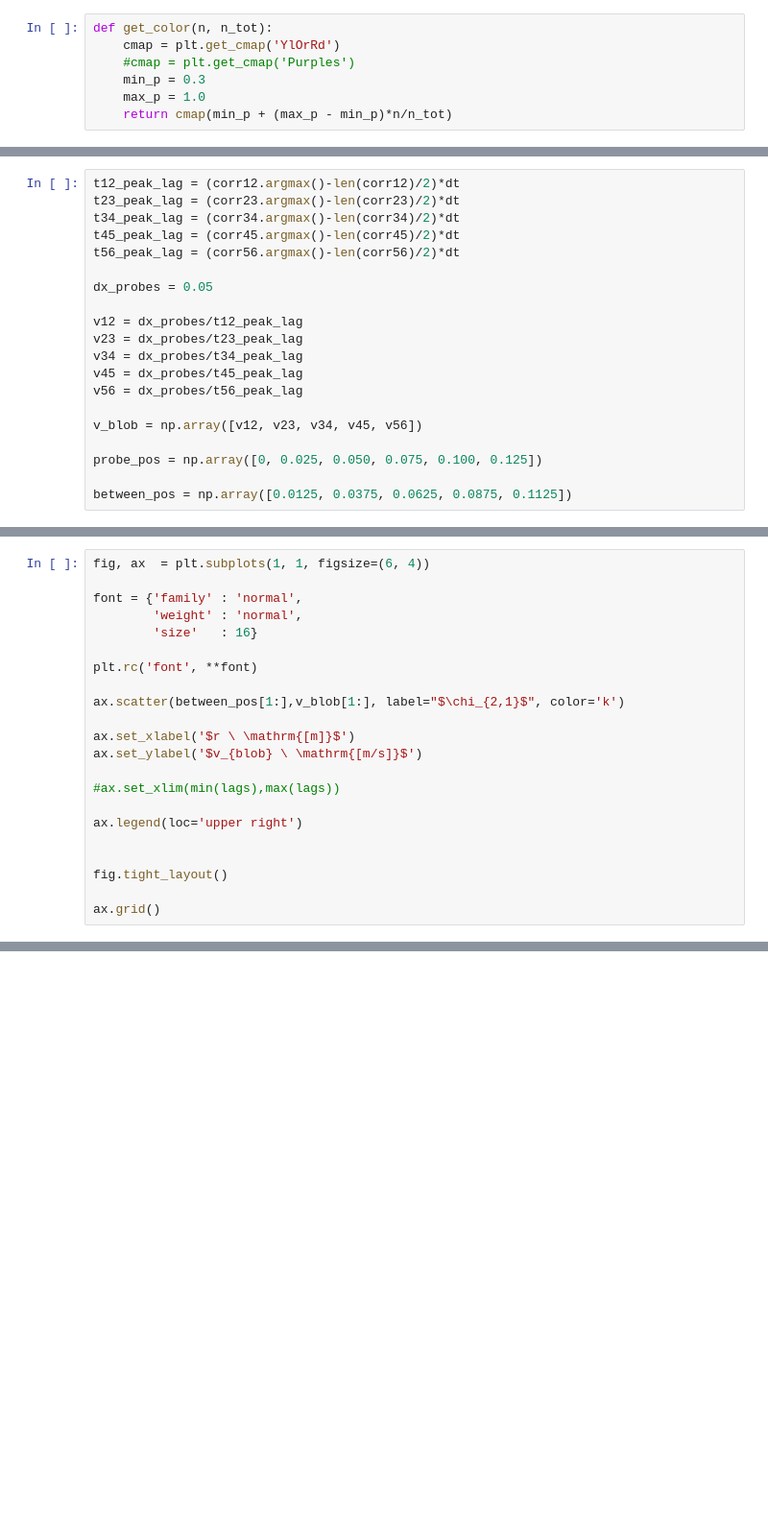
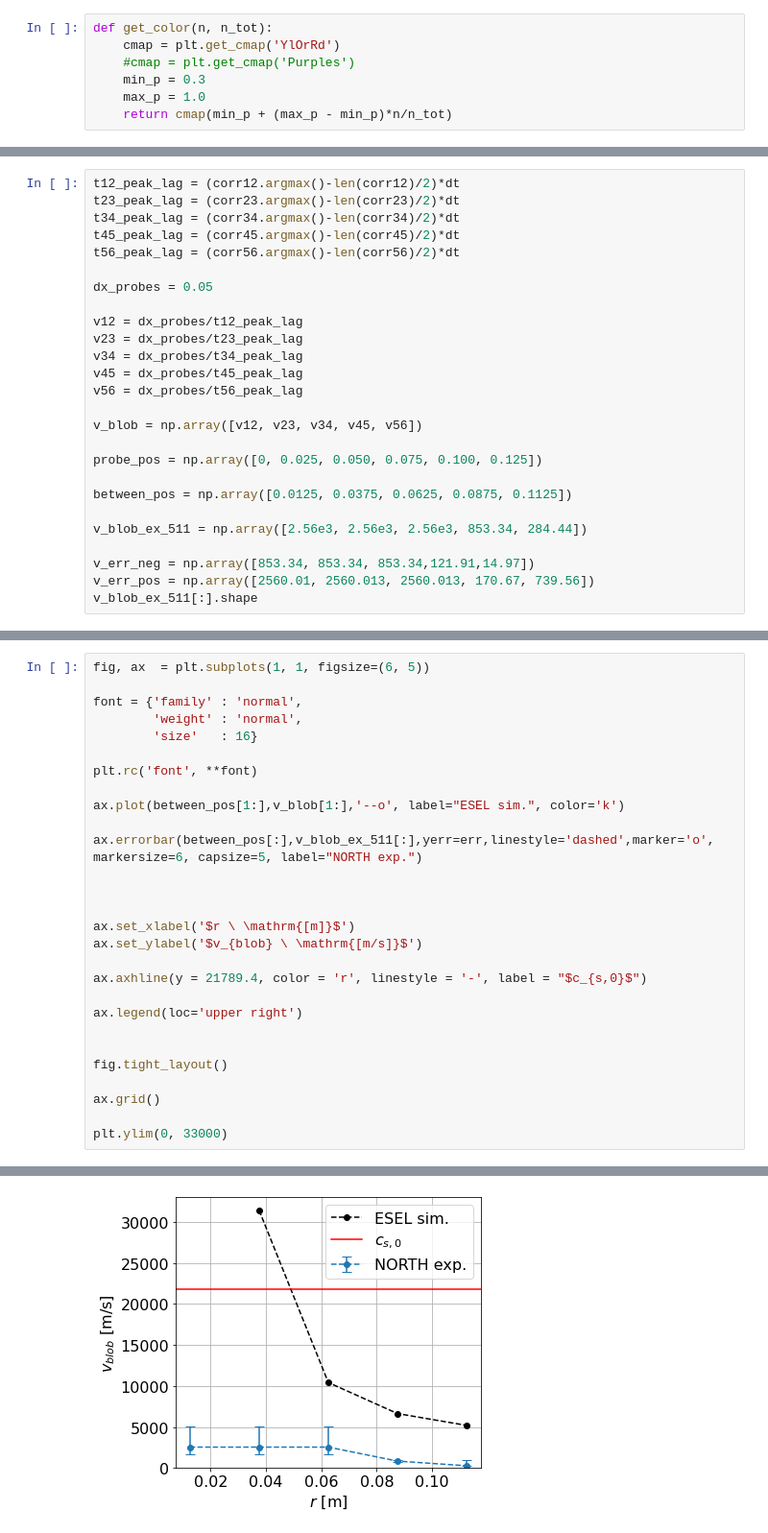
Before and after one commit to runehoejlund/north-simulation, a Jupyter notebook: data_analysis_Asbjorn.ipynb, the cells around one changed output, grey strips where cells are left out. Shown at 96% size. Cells and saved outputs as stored; diff of their text form; blank space fills up the shorter version.

```diff
--- a/data_analysis_Asbjorn.ipynb
+++ b/data_analysis_Asbjorn.ipynb
@@ -360,3 +369,9 @@ v_blob = np.array([v12, v23, v34, v45, v56])
 probe_pos = np.array([0, 0.025, 0.050, 0.075, 0.100, 0.125])
 
 between_pos = np.array([0.0125, 0.0375, 0.0625, 0.0875, 0.1125])
+
+v_blob_ex_511 = np.array([2.56e3, 2.56e3, 2.56e3, 853.34, 284.44])
+
+v_err_neg = np.array([853.34, 853.34, 853.34,121.91,14.97])
+v_err_pos = np.array([2560.01, 2560.013, 2560.013, 170.67, 739.56])
+v_blob_ex_511[:].shape
@@ -363,5 +380,5 @@ between_pos = np.array([0.0125, 0.0375, 0.0625, 0.0875, 0.1125])
 # %%
-fig, ax  = plt.subplots(1, 1, figsize=(6, 4))
+fig, ax  = plt.subplots(1, 1, figsize=(6, 5))
 
 font = {'family' : 'normal',
         'weight' : 'normal',
@@ -369,12 +386,16 @@ font = {'family' : 'normal',
 
 plt.rc('font', **font)
 
-ax.scatter(between_pos[1:],v_blob[1:], label="$\chi_{2,1}$", color='k')
+ax.plot(between_pos[1:],v_blob[1:],'--o', label="ESEL sim.", color='k')
+
+ax.errorbar(between_pos[:],v_blob_ex_511[:],yerr=err,linestyle='dashed',marker='o', markersize=6, capsize=5, label="NORTH exp.")
+
+
 
 ax.set_xlabel('$r \ \mathrm{[m]}$')
 ax.set_ylabel('$v_{blob} \ \mathrm{[m/s]}$')
 
-#ax.set_xlim(min(lags),max(lags))
+ax.axhline(y = 21789.4, color = 'r', linestyle = '-', label = "$c_{s,0}$")
 
 ax.legend(loc='upper right')
 
@@ -382,3 +403,6 @@ ax.legend(loc='upper right')
 fig.tight_layout()
 
 ax.grid()
+
+plt.ylim(0, 33000)
+# %% [output]
@@ -384,0 +410 @@ ax.grid()
+[figure, added]
```
Also changed, not shown: parts of 16 cells of this notebook, 1 other file.
